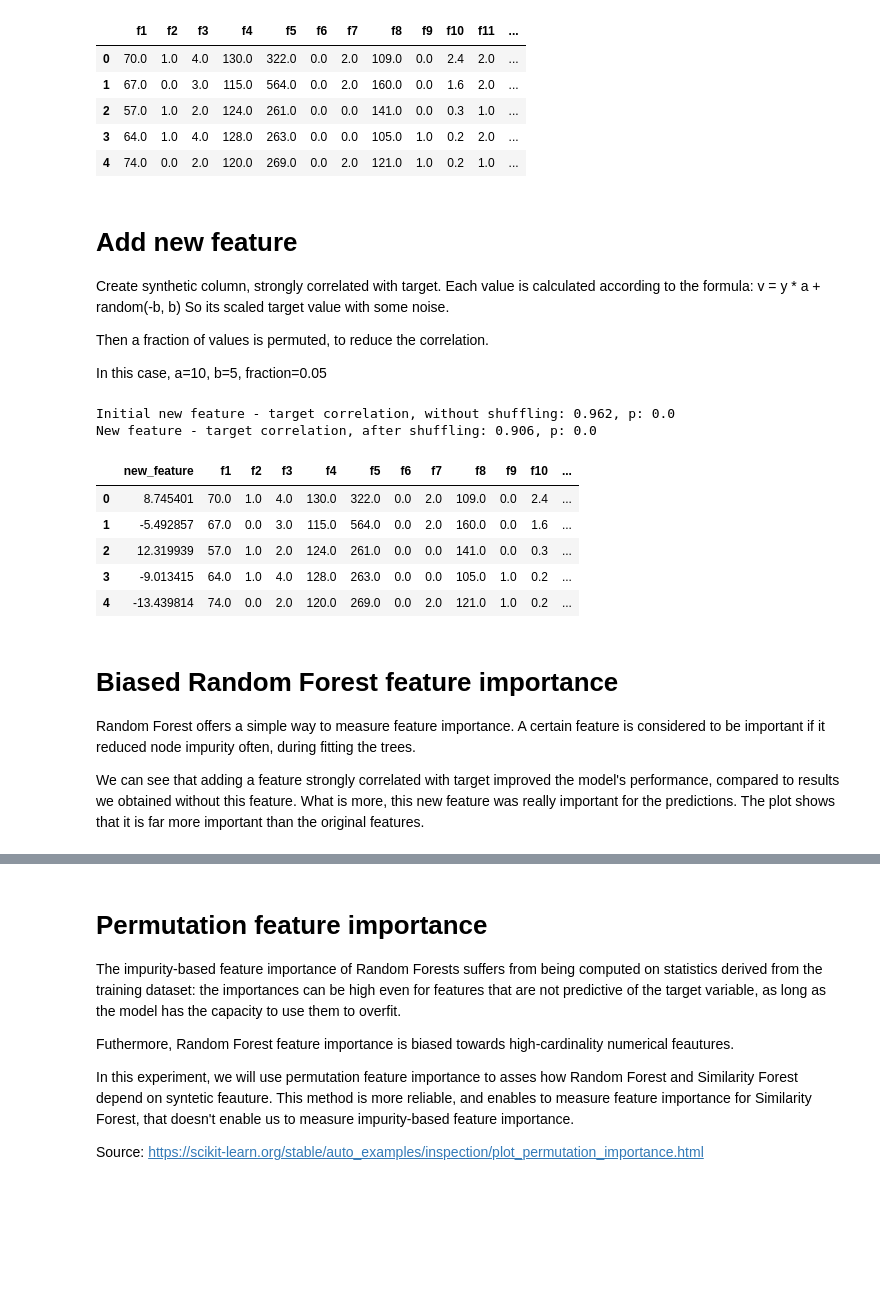
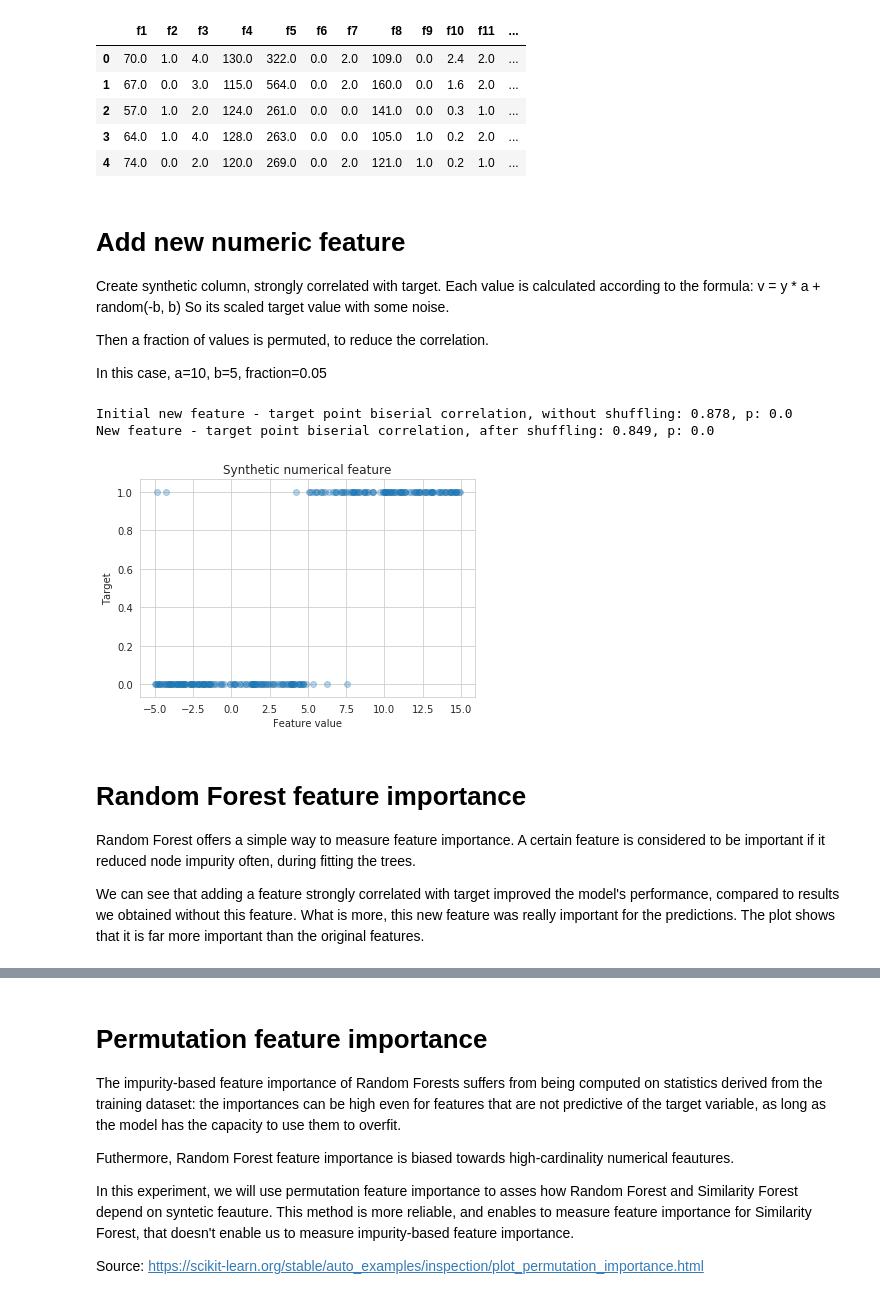
Before and after one commit to sfczekalski/similarity_forest, a Jupyter notebook: examples/Bias.ipynb, the cells around one changed output, grey strips where cells are left out. Drawn from its saved outputs; the diff is of its cells as text; code cells hidden in the pictures; blank space fills up the shorter version.

```diff
--- a/examples/Bias.ipynb
+++ b/examples/Bias.ipynb
@@ -36,7 +38,7 @@ df.head()
 | 3 | 64.0 | 1.0 | 4.0 | 128.0 | 263.0 | 0.0 | 0.0 | 105.0 | 1.0 | 0.2 | 2.0 | ... |
 | 4 | 74.0 | 0.0 | 2.0 | 120.0 | 269.0 | 0.0 | 2.0 | 121.0 | 1.0 | 0.2 | 1.0 | ... |
 # %% [markdown]
-# Add new feature
+# Add new numeric feature
 
 Create synthetic column, strongly correlated with target.
 Each value is calculated according to the formula:
@@ -47,20 +49,19 @@ Then a fraction of values is permuted, to reduce the correlation.
 
 In this case, a=10, b=5, fraction=0.05
 # %%
-new_feature, corr, p = create_correlated_feature(y, fraction=0.05, seed=SEED, verbose=True)
+new_feature, corr = create_numeric_feature_classification(y, fraction=0.05, seed=SEED, verbose=True)
 df = pd.concat([pd.Series(new_feature, name='new_feature'), df], axis=1)
-df.head()
+
+plt.scatter(new_feature, y, alpha=0.3)
+plt.xlabel('Feature value')
+plt.ylabel('Target')
+plt.title('Synthetic numerical feature');
 # %% [output]
-Initial new feature - target correlation, without shuffling: 0.962, p: 0.0
-New feature - target correlation, after shuffling: 0.906, p: 0.0
+Initial new feature - target point biserial correlation, without shuffling: 0.878, p: 0.0
+New feature - target point biserial correlation, after shuffling: 0.849, p: 0.0
-|  | new_feature | f1 | f2 | f3 | f4 | f5 | f6 | f7 | f8 | f9 | f10 | ... |
-| 0 | 8.745401 | 70.0 | 1.0 | 4.0 | 130.0 | 322.0 | 0.0 | 2.0 | 109.0 | 0.0 | 2.4 | ... |
-| 1 | -5.492857 | 67.0 | 0.0 | 3.0 | 115.0 | 564.0 | 0.0 | 2.0 | 160.0 | 0.0 | 1.6 | ... |
-| 2 | 12.319939 | 57.0 | 1.0 | 2.0 | 124.0 | 261.0 | 0.0 | 0.0 | 141.0 | 0.0 | 0.3 | ... |
-| 3 | -9.013415 | 64.0 | 1.0 | 4.0 | 128.0 | 263.0 | 0.0 | 0.0 | 105.0 | 1.0 | 0.2 | ... |
-| 4 | -13.439814 | 74.0 | 0.0 | 2.0 | 120.0 | 269.0 | 0.0 | 2.0 | 121.0 | 1.0 | 0.2 | ... |
+[figure, added]
 # %% [markdown]
-# Biased Random Forest feature importance
+# Random Forest feature importance
 
 Random Forest offers a simple way to measure feature importance. A certain feature is considered to be important if it reduced node impurity often, during fitting the trees.
 
```
Also changed, not shown: parts of 9 cells of this notebook, 1 other file.
